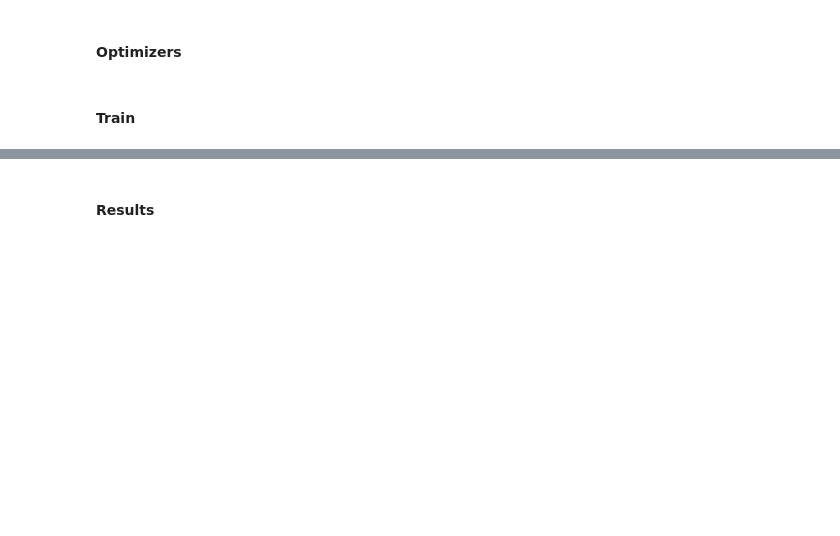
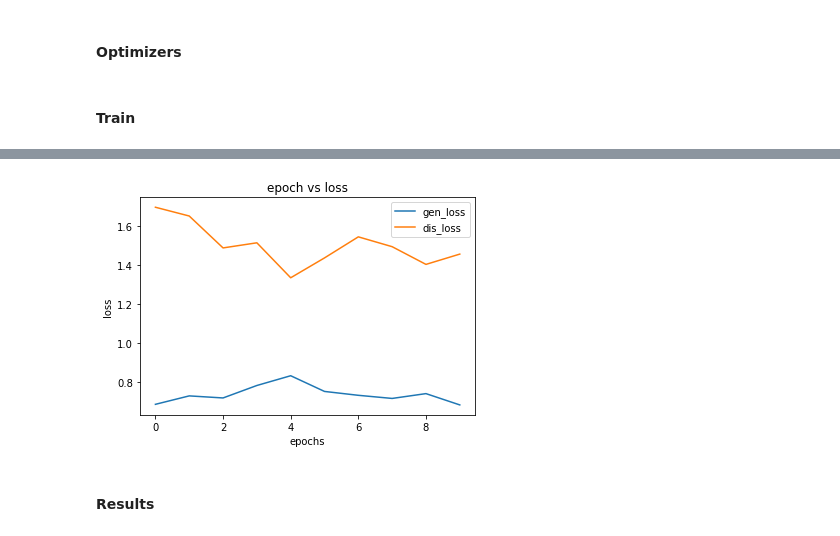
Before and after one commit to cgomes-pt/GAN-Anime-Face, a Jupyter notebook: gan.ipynb, the cells around one changed output, grey strips where cells are left out. Cells and saved outputs as stored; diff of their text form; code cells hidden in the pictures; blank space fills up the shorter version.

```diff
--- a/gan.ipynb
+++ b/gan.ipynb
@@ -47,7 +48,9 @@ KERNEL_SIZE = 4
 STRIDES = 2
 
 # TRAIN VALUES
-EPOCHS = 200
+EPOCHS = 10
+NUM_EXAMPLES = 16
+SEED = tf.random.normal([NUM_EXAMPLES, NOISE_DIM])
 # %% [markdown]
 #### Loading dataset
 # %%
@@ -214,5 +219,12 @@ def train(dataset):
 
     gen_plot.append(gen_loss)
     dis_plot.append(dis_loss)
+
+  x = [X for X in range(EPOCHS)]
+  plt.plot(x,gen_plot)
+  plt.plot(x,dis_plot)
+  plt.title('epoch vs loss')
+  plt.legend(['gen_loss','dis_loss'])
+  plt.xlabel('epochs')
+  plt.ylabel('loss')
+  plt.show()
-# %%
-train(dataset)
@@ -229,0 +231,3 @@ Epoch = 9, Generator Loss = 3.774043560028076, Discriminator Loss = 0.1872673034
+# %%
+history = train(dataset)
+# %% [output]
@@ -230,3 +244,4 @@ Epoch = 9, Generator Loss = 3.774043560028076, Discriminator Loss = 0.1872673034
+[figure, added]
 # %%
 num = np.random.randn(32,100)
 pred = generator.predict(num)
```
Also changed, not shown: parts of 11 cells of this notebook, 5 other files.
